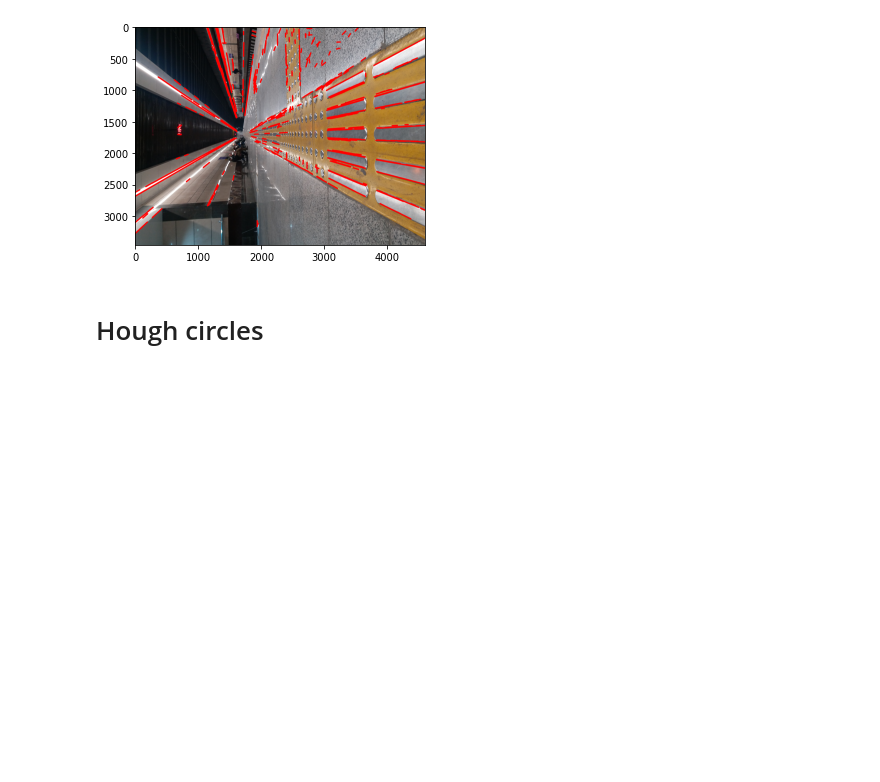
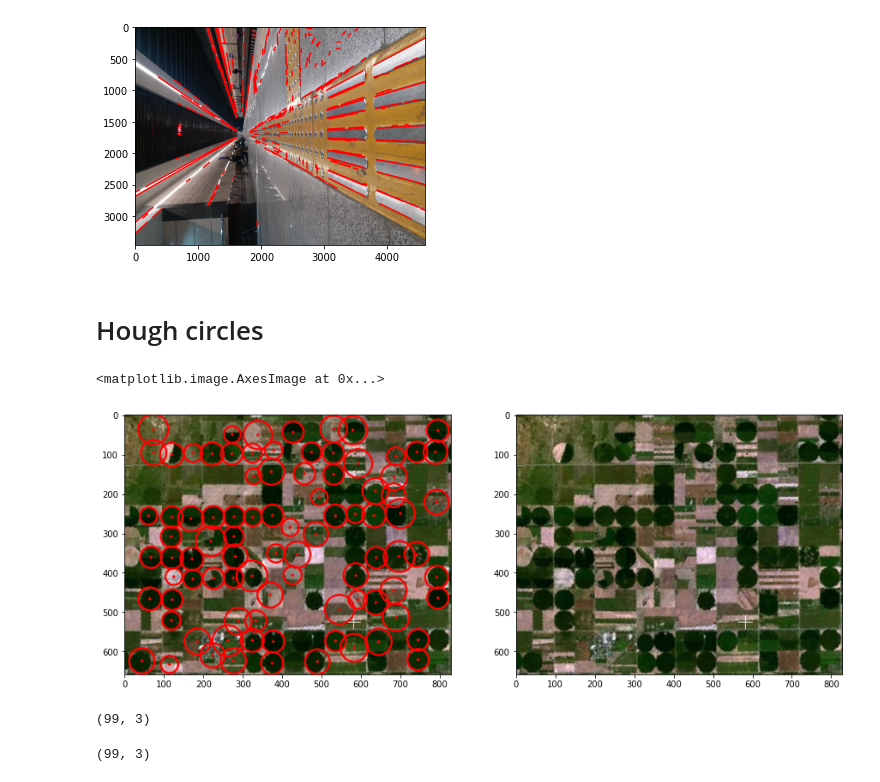
Before and after one commit to SoheilSedghi/Udacity-Computer-Vision-NanoDegree-Practice, a Jupyter notebook: Convolutional_Filters_Edge_Detection/3_Hough.ipynb, the cells around one changed output. Saved outputs shown, nothing was run; the diff lists cells and outputs as text; code cells hidden in the pictures; blank space fills up the shorter version.

```diff
--- a/Convolutional_Filters_Edge_Detection/3_Hough.ipynb
+++ b/Convolutional_Filters_Edge_Detection/3_Hough.ipynb
@@ -51,0 +50,49 @@ RGB = mpimg.imread("round_farms.jpg")
+# %%
+#################### reading image #################
+rgb = mpimg.imread("round_farms.jpg")
+gray = cv2.cvtColor(rgb, cv2.COLOR_RGB2GRAY)
+rgb_c = np.copy(rgb)
+###################   low pass filter ###########
+blur = cv2.GaussianBlur(gray, (3,3), 0)
+# plt.imshow(blur,cmap= "gray")
+
+################## Hough circle ###################
+minDist=45
+param1=70
+param2=18
+minRadius=20
+maxRadius=40
+# * minDist - the minimum distance between circles
+# * param1 - the higher value for performing Canny edge detection
+# * param2 - threshold for circle detection, a smaller value --> more circles will be detected
+# * min/max radius for detected circles
+circles = cv2.HoughCircles(blur, cv2.HOUGH_GRADIENT, 1
+                        , minDist = minDist
+                        , param1= param1
+                        , param2= param2
+                        , minRadius = minRadius
+                        , maxRadius = maxRadius)
+#get expect type
+circles = np.uint16(np.reshape(circles ,(-1,3)))
+
+for circle in circles:
+    cv2.circle(rgb_c, (circle[0], circle[1]),circle[2], (255,0,0), 3)
+    cv2.circle(rgb_c, (circle[0], circle[1]) , 2, (255,0,0), 3)
+
+plt.subplots(1,2, figsize = (15,10))
+plt.subplot(1,2,1)
+plt.imshow(rgb_c)
+
+plt.subplot(1,2,2)
+plt.imshow(rgb)
+# %% [output]
+<matplotlib.image.AxesImage at 0x...>
+[figure, added]
+# %%
+circles.shape
+# %% [output]
+(99, 3)
+# %%
+np.reshape(circles ,(-1,3)).shape
+# %% [output]
+(99, 3)
```
Also changed, not shown: parts of 1 cell of this notebook, 6 other files.
